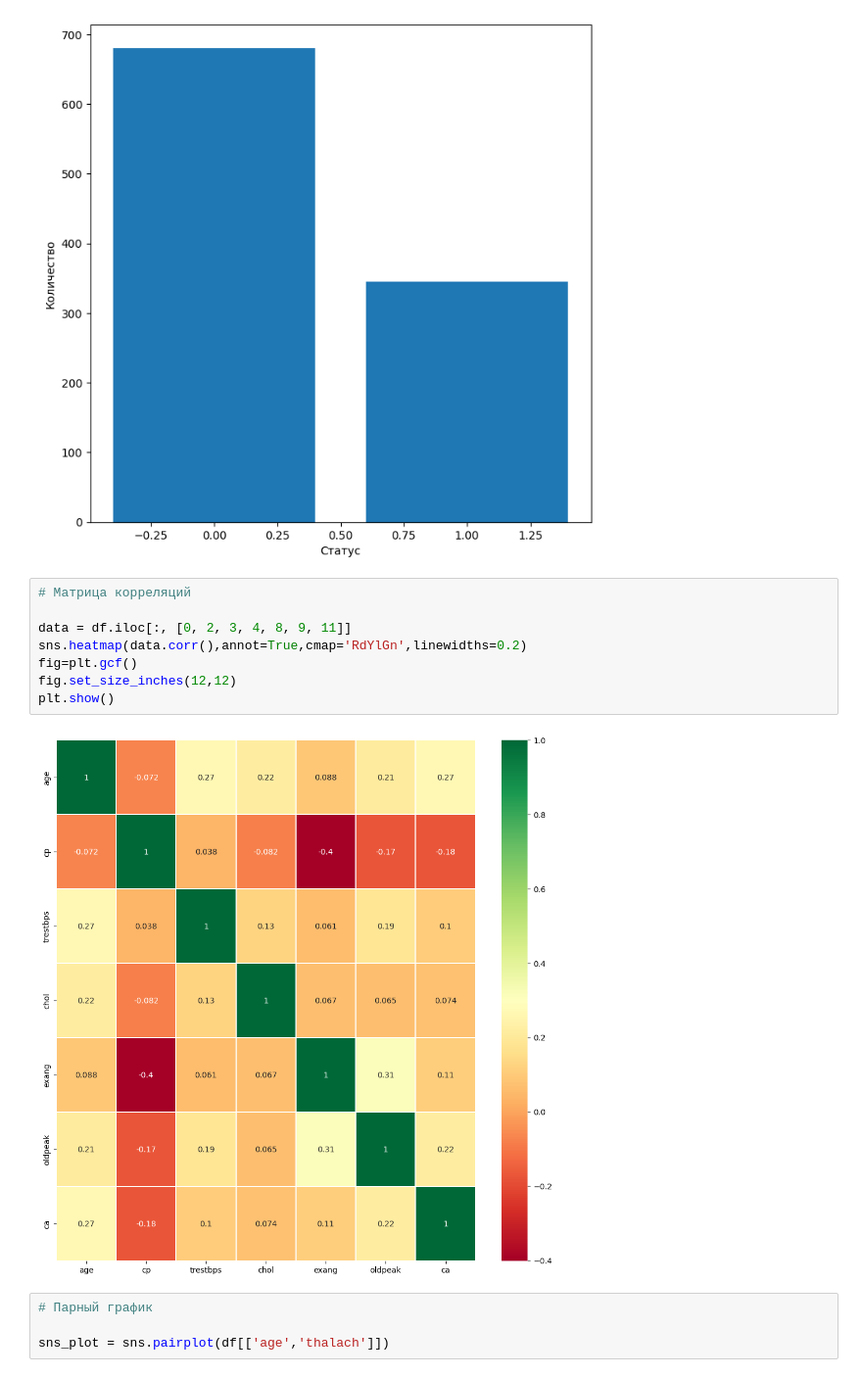
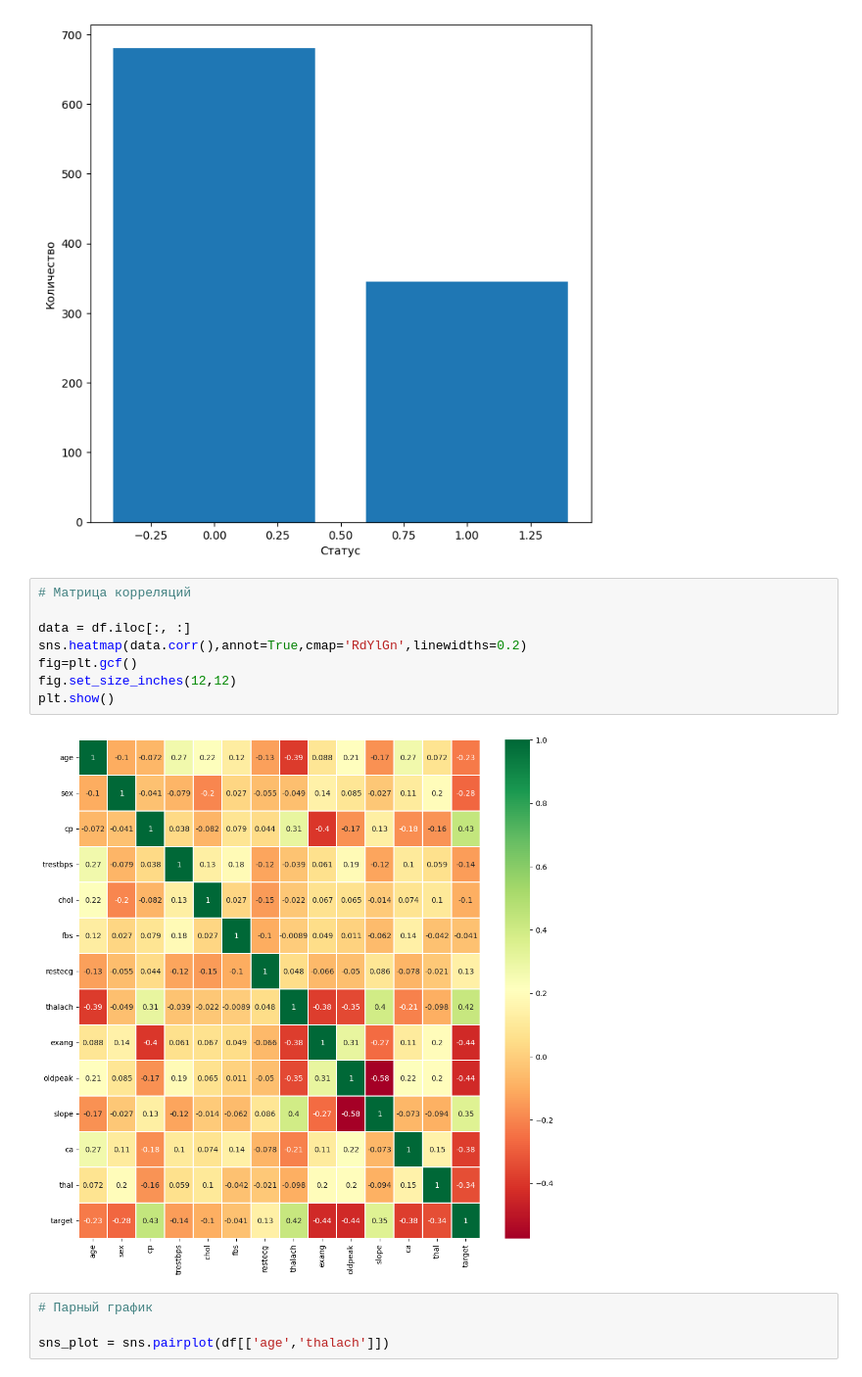
Before and after one commit to Zuzla/srht, a Jupyter notebook: labs/Lab11.ipynb, the cells around one changed output. Shown at 98% size. Cells and saved outputs as stored; diff of their text form.

```diff
--- a/labs/Lab11.ipynb
+++ b/labs/Lab11.ipynb
@@ -108,13 +108,13 @@ plt.bar(d.index, d.values)
 # %%
 # Матрица корреляций
 
-data = df.iloc[:, [0, 2, 3, 4, 8, 9, 11]]
+data = df.iloc[:, :]
 sns.heatmap(data.corr(),annot=True,cmap='RdYlGn',linewidths=0.2)
 fig=plt.gcf()
 fig.set_size_inches(12,12)
 plt.show()
 # %% [output]
-[figure, old version]
+[figure, new version]
 # %%
 # Парный график
 
```
Also changed, not shown: parts of 5 cells of this notebook, 3 other files.
